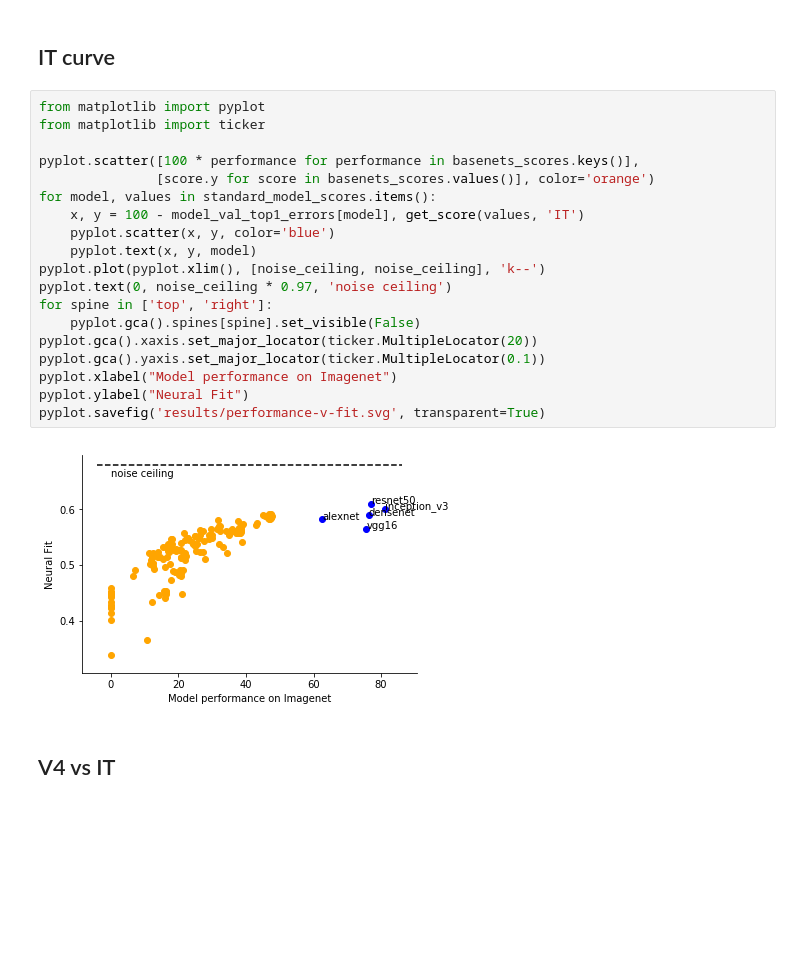
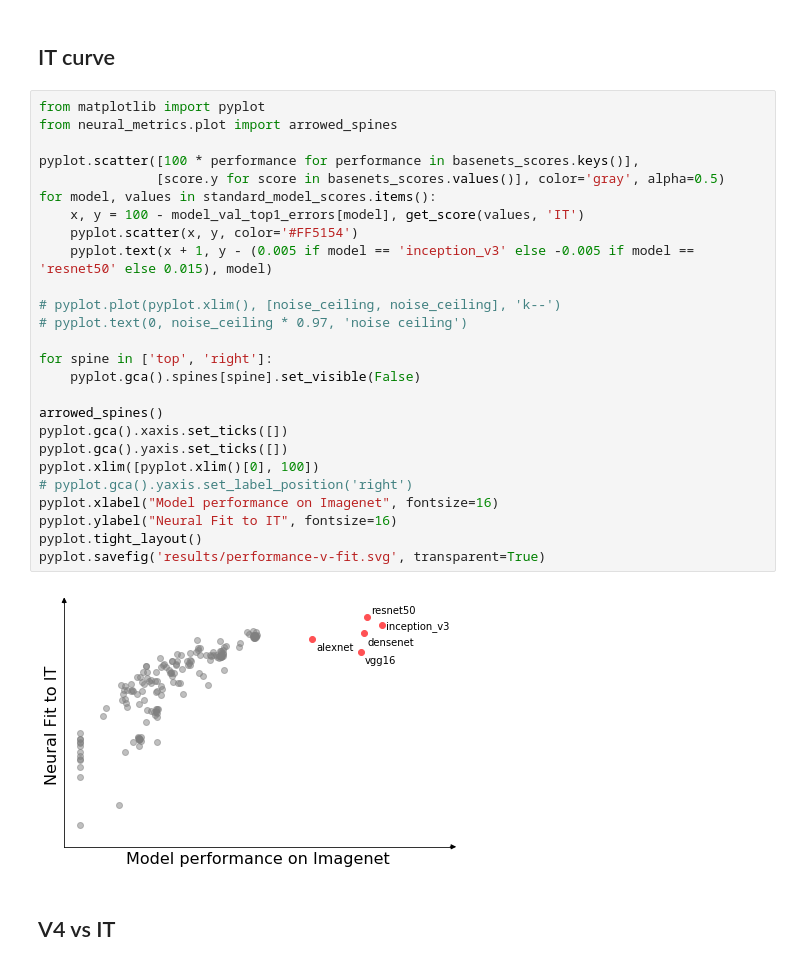
Before and after one commit to mschrimpf/neural-nlp, a Jupyter notebook: results/scores.ipynb, the cells around one changed output. Cells and saved outputs as stored; diff of their text form; blank space fills up the shorter version.

Commit message:
increase fontsize; adjust performance colors; remove ticks & ceiling

```diff
--- a/results/scores.ipynb
+++ b/results/scores.ipynb
@@ -99,25 +99,32 @@ plot_properties = {
 ## IT curve
 # %%
 from matplotlib import pyplot
-from matplotlib import ticker
+from neural_metrics.plot import arrowed_spines
 
 pyplot.scatter([100 * performance for performance in basenets_scores.keys()],
-               [score.y for score in basenets_scores.values()], color='orange')
+               [score.y for score in basenets_scores.values()], color='gray', alpha=0.5)
 for model, values in standard_model_scores.items():
     x, y = 100 - model_val_top1_errors[model], get_score(values, 'IT')
-    pyplot.scatter(x, y, color='blue')
-    pyplot.text(x, y, model)
-pyplot.plot(pyplot.xlim(), [noise_ceiling, noise_ceiling], 'k--')
-pyplot.text(0, noise_ceiling * 0.97, 'noise ceiling')
+    pyplot.scatter(x, y, color='#FF5154')
+    pyplot.text(x + 1, y - (0.005 if model == 'inception_v3' else -0.005 if model == 'resnet50' else 0.015), model)
+
+# pyplot.plot(pyplot.xlim(), [noise_ceiling, noise_ceiling], 'k--')
+# pyplot.text(0, noise_ceiling * 0.97, 'noise ceiling')
+
 for spine in ['top', 'right']:
     pyplot.gca().spines[spine].set_visible(False)
-pyplot.gca().xaxis.set_major_locator(ticker.MultipleLocator(20))
-pyplot.gca().yaxis.set_major_locator(ticker.MultipleLocator(0.1))
-pyplot.xlabel("Model performance on Imagenet")
-pyplot.ylabel("Neural Fit")
+
+arrowed_spines()
+pyplot.gca().xaxis.set_ticks([])
+pyplot.gca().yaxis.set_ticks([])
+pyplot.xlim([pyplot.xlim()[0], 100])
+# pyplot.gca().yaxis.set_label_position('right')
+pyplot.xlabel("Model performance on Imagenet", fontsize=16)
+pyplot.ylabel("Neural Fit to IT", fontsize=16)
+pyplot.tight_layout()
 pyplot.savefig('results/performance-v-fit.svg', transparent=True)
 # %% [output]
-[figure, old version]
+[figure, new version]
 # %% [markdown]
 ## V4 vs IT
 # %%
```
Also changed, not shown: parts of 2 cells of this notebook, 1 other file.
